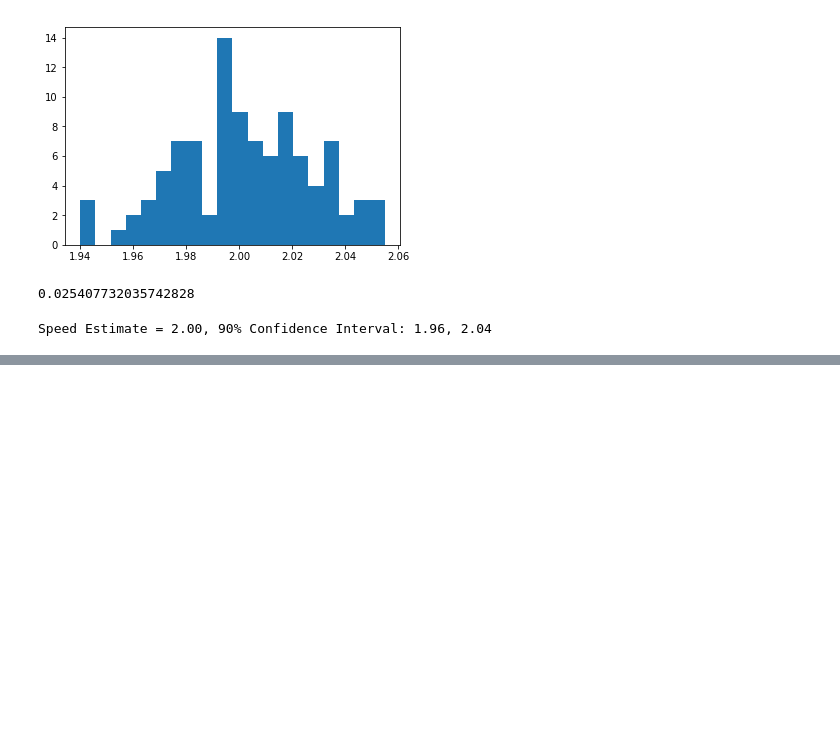
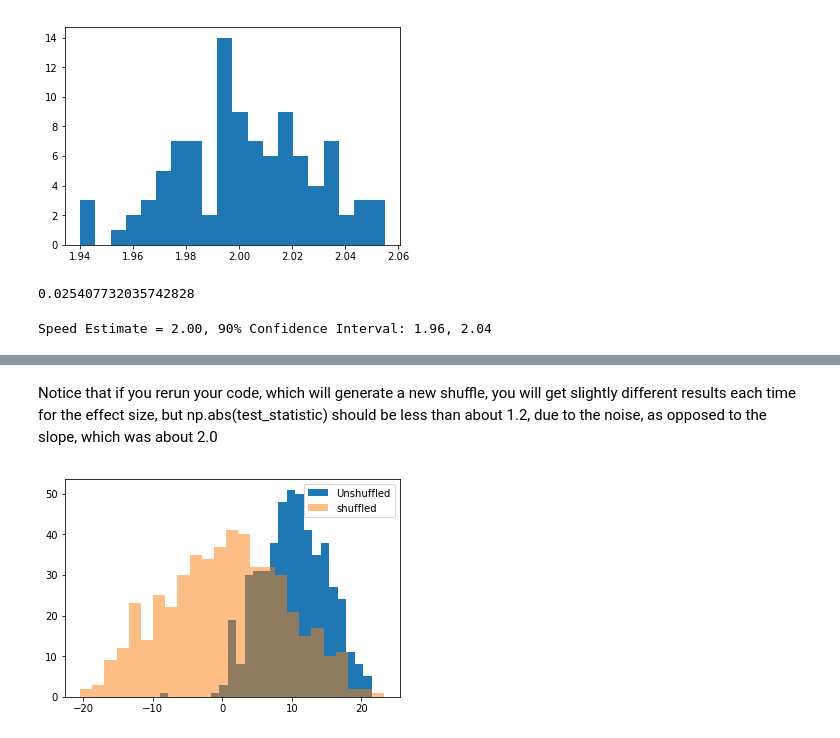
Before and after one commit to sushant2811/NLPandDeepLearning, a Jupyter notebook: linearModeling.ipynb, the cells around one changed output, grey strips where cells are left out. Cells and saved outputs as stored; diff of their text form; code cells hidden in the pictures; blank space fills up the shorter version.

```diff
--- a/linearModeling.ipynb
+++ b/linearModeling.ipynb
@@ -332,0 +377,12 @@ Speed Estimate = 2.00, 90% Confidence Interval: 1.96, 2.04
+# %%
+# Shuffle the time-ordered distances, then slice the result into two populations.
+shuffle_bucket = np.concatenate((group_duration_short, group_duration_long))
+np.random.shuffle(shuffle_bucket)
+slice_index = len(shuffle_bucket)//2
+shuffled_half1 = shuffle_bucket[0:slice_index]
+shuffled_half2 = shuffle_bucket[slice_index+1:]
+# %%
+# Create new samples from each shuffled population, and compute the test statistic
+resample_half1 = np.random.choice(shuffled_half1, size=500, replace=True)
+resample_half2 = np.random.choice(shuffled_half2, size=500, replace=True)
+test_statistic_shuffled = resample_half2 - resample_half1
@@ -332,0 +395,8 @@ Speed Estimate = 2.00, 90% Confidence Interval: 1.96, 2.04
+# %% [markdown]
+Notice that if you rerun your code, which will generate a new shuffle, you will get slightly different results each time for the effect size, but np.abs(test_statistic) should be less than about 1.2, due to the noise, as opposed to the slope, which was about 2.0
+# %%
+plt.hist(test_statistic, bins = 25);
+plt.hist(test_statistic_shuffled, bins = 25, alpha=0.5);
+plt.legend(['Unshuffled', 'shuffled']);
+# %% [output]
+[figure, added]
```
Also changed, not shown: parts of 16 cells of this notebook.
